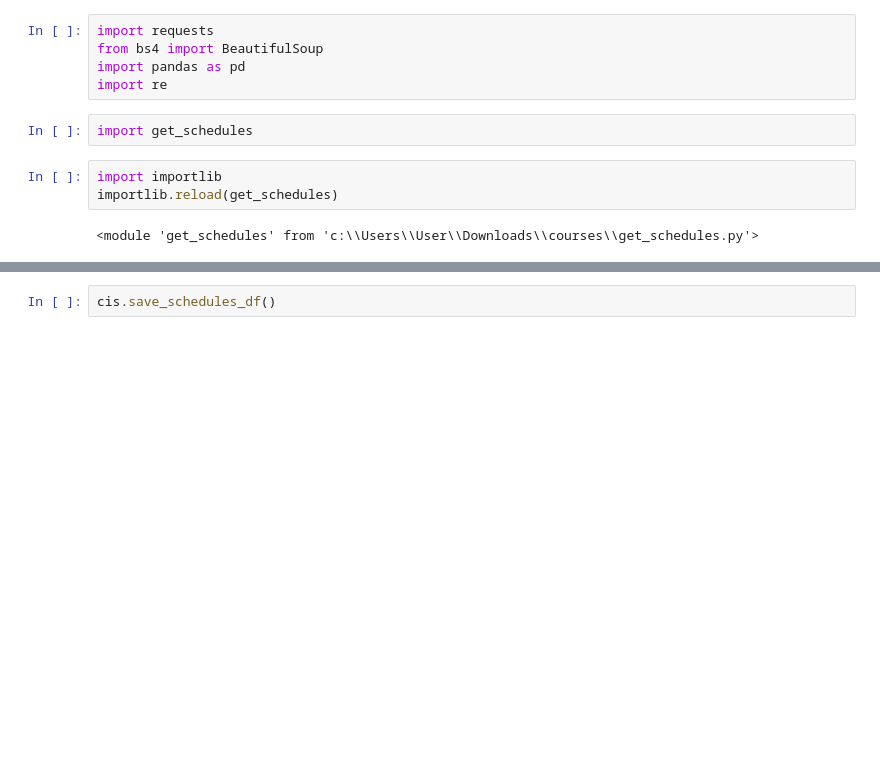
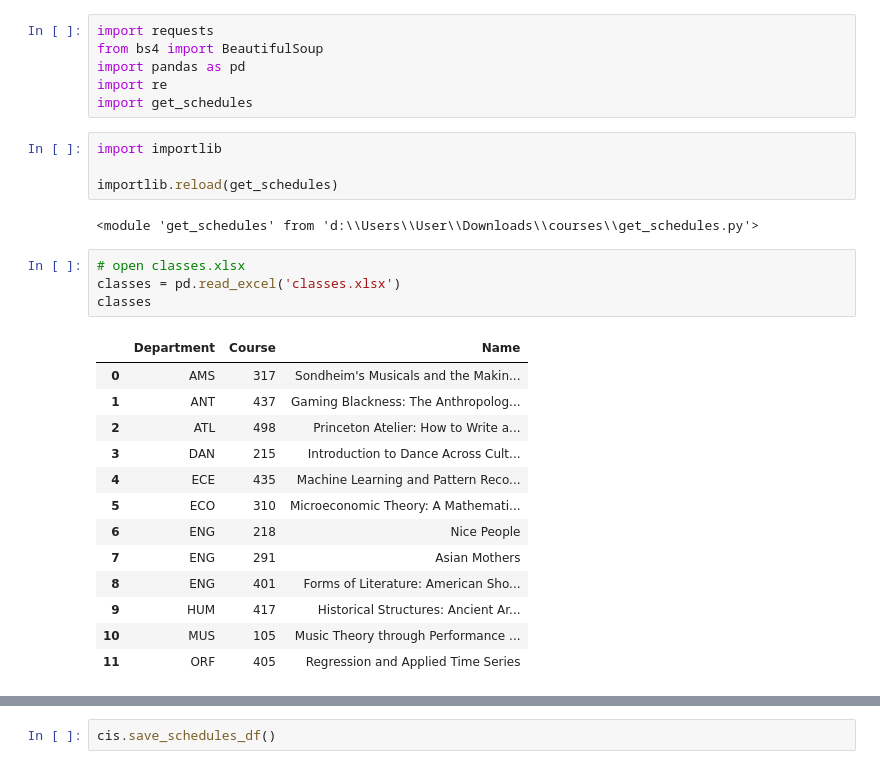
Before and after one commit to keverage-guan/courses, a Jupyter notebook: test_get_schedules.ipynb, the cells around one changed output, grey strips where cells are left out. Cells and saved outputs as stored; diff of their text form; blank space fills up the shorter version.

```diff
--- a/test_get_schedules.ipynb
+++ b/test_get_schedules.ipynb
@@ -3,11 +3,29 @@ import requests
 from bs4 import BeautifulSoup
 import pandas as pd
 import re
+import get_schedules
 # %%
-import get_schedules
+import importlib
+
+importlib.reload(get_schedules)
+# %% [output]
+<module 'get_schedules' from 'd:\\Users\\User\\Downloads\\courses\\get_schedules.py'>
-# %%
-import importlib
-importlib.reload(get_schedules)
-# %% [output]
-<module 'get_schedules' from 'c:\\Users\\User\\Downloads\\courses\\get_schedules.py'>
+# %%
+# open classes.xlsx
+classes = pd.read_excel('classes.xlsx')
+classes
+# %% [output]
+|  | Department | Course | Name |
+| 0 | AMS | 317 | Sondheim's Musicals and the Makin... |
+| 1 | ANT | 437 | Gaming Blackness: The Anthropolog... |
+| 2 | ATL | 498 | Princeton Atelier: How to Write a... |
+| 3 | DAN | 215 | Introduction to Dance Across Cult... |
+| 4 | ECE | 435 | Machine Learning and Pattern Reco... |
+| 5 | ECO | 310 | Microeconomic Theory: A Mathemati... |
+| 6 | ENG | 218 | Nice People |
+| 7 | ENG | 291 | Asian Mothers |
+| 8 | ENG | 401 | Forms of Literature: American Sho... |
+| 9 | HUM | 417 | Historical Structures: Ancient Ar... |
+| 10 | MUS | 105 | Music Theory through Performance ... |
+| 11 | ORF | 405 | Regression and Applied Time Series |
 # %%
```
Also changed, not shown: parts of 4 cells of this notebook, 5 other files.
